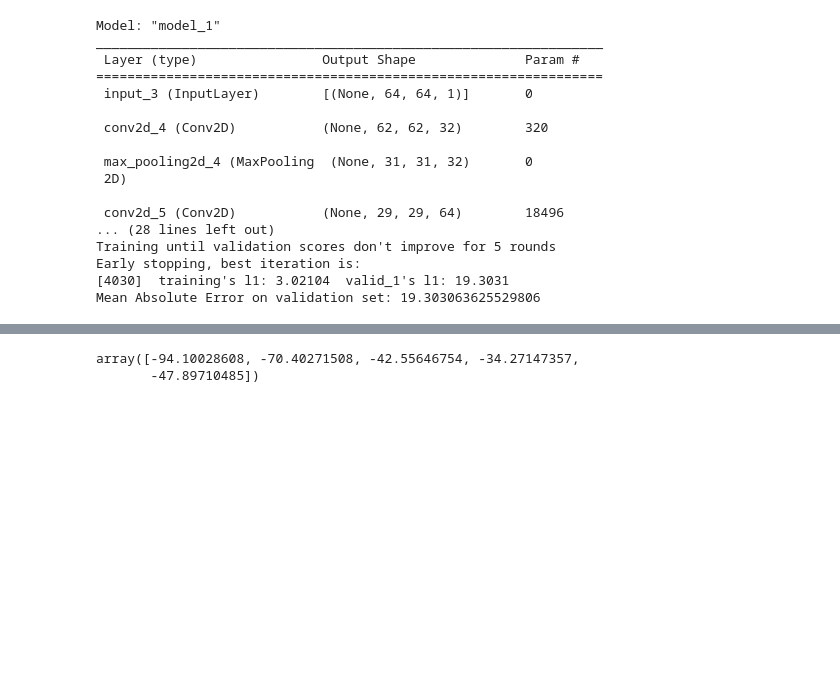
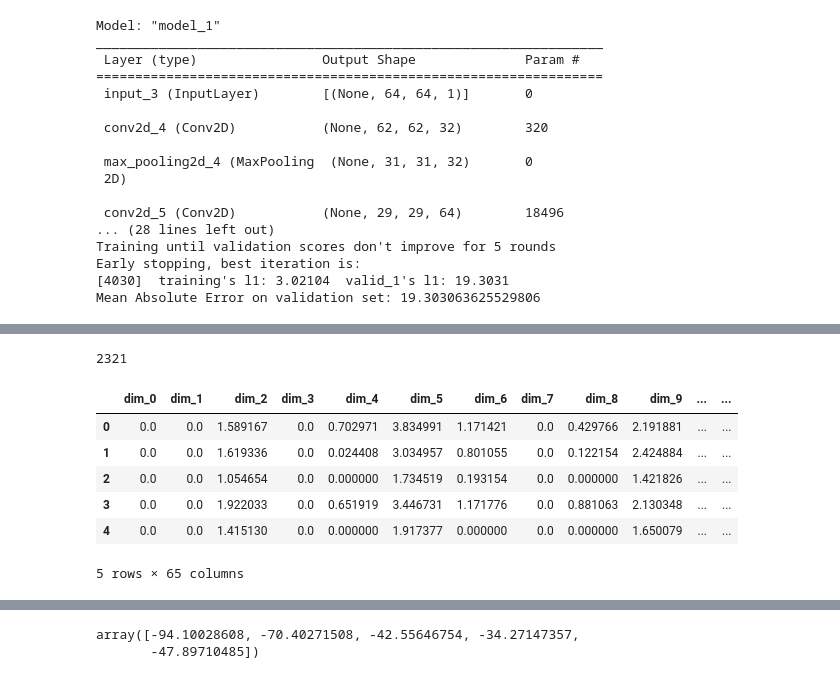
Before and after one commit to simsalabim20/Glacier_FinalProject, a Jupyter notebook: CNN_Classification.ipynb, the cells around one changed output, grey strips where cells are left out. Saved outputs shown, nothing was run; the diff lists cells and outputs as text; code cells hidden in the pictures; blank space fills up the shorter version.

```diff
--- a/CNN_Classification.ipynb
+++ b/CNN_Classification.ipynb
@@ -1215,0 +1353,14 @@ Mean Absolute Error on validation set: 19.303063625529806
+# %%
+# pd.concat([train_df, val_df], axis=0).to_csv('latent_space_64_AE.csv',index=False)
+ls64 = pd.concat([train_df, val_df], axis=0)
+print(len(ls64))
+ls64.head()
+# %% [output]
+2321
+|  | dim_0 | dim_1 | dim_2 | dim_3 | dim_4 | dim_5 | dim_6 | dim_7 | dim_8 | dim_9 | ... | ... |
+| 0 | 0.0 | 0.0 | 1.589167 | 0.0 | 0.702971 | 3.834991 | 1.171421 | 0.0 | 0.429766 | 2.191881 | ... | ... |
+| 1 | 0.0 | 0.0 | 1.619336 | 0.0 | 0.024408 | 3.034957 | 0.801055 | 0.0 | 0.122154 | 2.424884 | ... | ... |
+| 2 | 0.0 | 0.0 | 1.054654 | 0.0 | 0.000000 | 1.734519 | 0.193154 | 0.0 | 0.000000 | 1.421826 | ... | ... |
+| 3 | 0.0 | 0.0 | 1.922033 | 0.0 | 0.651919 | 3.446731 | 1.171776 | 0.0 | 0.881063 | 2.130348 | ... | ... |
+| 4 | 0.0 | 0.0 | 1.415130 | 0.0 | 0.000000 | 1.917377 | 0.000000 | 0.0 | 0.000000 | 1.650079 | ... | ... |
+5 rows × 65 columns
```
Also changed, not shown: parts of 29 cells of this notebook.
